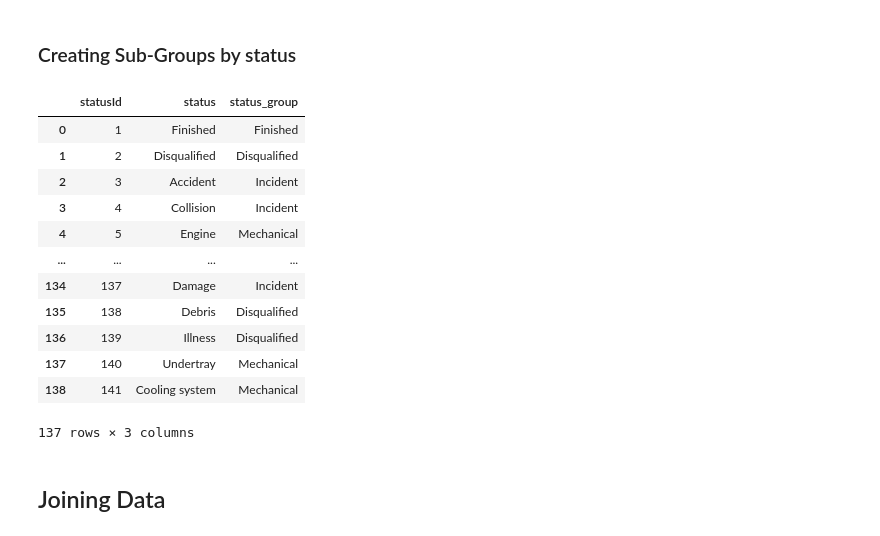
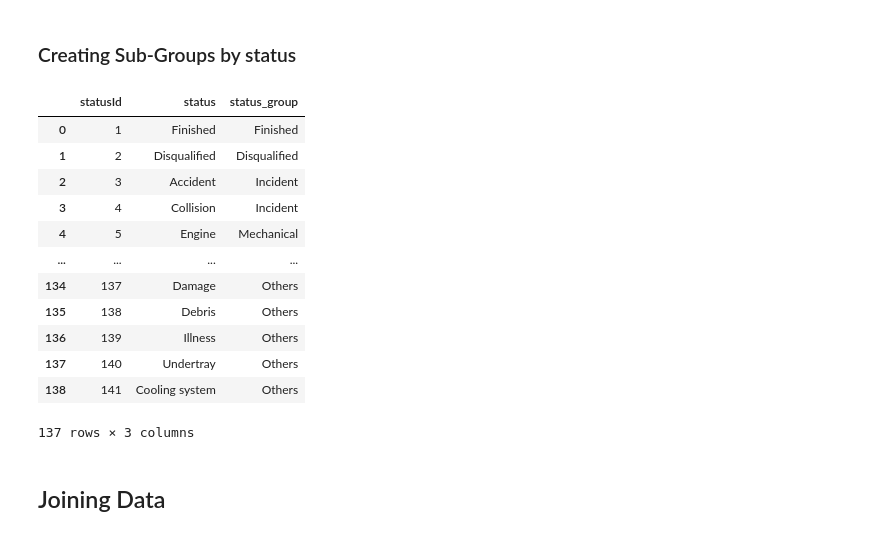
Before and after one commit to patrickviolin/f1-champions-prediction, a Jupyter notebook: notebooks/01_initial_exploration.ipynb, the cells around one changed output. Cells and saved outputs as stored; diff of their text form; code cells hidden in the pictures.

Commit message:
add: programatic filter for new and outliers statuses

```diff
--- a/notebooks/01_initial_exploration.ipynb
+++ b/notebooks/01_initial_exploration.ipynb
@@ -149,19 +132,20 @@ status_group = {
     28: "Mechanical", 29: "Mechanical", 30: "Mechanical", 31: "Mechanical", 32: "Mechanical", 33: "Mechanical",
     34: "Mechanical", 35: "Disqualified", 36: "Mechanical", 37: "Mechanical", 38: "Mechanical", 39: "Mechanical",
     40: "Mechanical", 41: "Mechanical", 42: "Mechanical", 43: "Mechanical", 44: "Mechanical", 45: "Finished",
-    46: "Finished",
-    47: "Mechanical", 48: "Mechanical", 49: "Mechanical", 50: "Finished", 51: "Mechanical", 53: "Finished",
-    54: "Disqualified",
-    55: "Finished", 56: "Mechanical", 58: "Disqualified", 59: "Finished", 60: "Finished", 61: "Mechanical",
-    62: "Disqualified",
-    63: "Mechanical", 64: "Mechanical", 65: "Mechanical", 66: "Mechanical", 67: "Mechanical", 68: "Incident",
-    69: "Mechanical",
-    70: "Mechanical", 71: "Mechanical", 72: "Mechanical", 73: "Incident", 74: "Mechanical", 75: "Mechanical",
+    46: "Finished", 47: "Mechanical", 48: "Mechanical", 49: "Mechanical", 50: "Finished", 51: "Mechanical",
+    53: "Finished",
+    54: "Disqualified", 55: "Finished", 56: "Mechanical", 58: "Disqualified", 59: "Finished", 60: "Finished",
+    61: "Mechanical",
+    62: "Disqualified", 63: "Mechanical", 64: "Mechanical", 65: "Mechanical", 66: "Mechanical", 67: "Mechanical",
+    68: "Incident",
+    69: "Mechanical", 70: "Mechanical", 71: "Mechanical", 72: "Mechanical", 73: "Incident", 74: "Mechanical",
+    75: "Mechanical",
     76: "Mechanical", 77: "Disqualified", 78: "Disqualified", 79: "Mechanical", 80: "Mechanical", 81: "Disqualified",
     82: "Incident", 83: "Mechanical", 84: "Mechanical", 85: "Mechanical", 86: "Mechanical", 87: "Mechanical",
     88: "Finished", 89: "Disqualified", 90: "Disqualified", 91: "Mechanical", 92: "Mechanical", 93: "Disqualified",
     94: "Mechanical", 95: "Mechanical", 96: "Disqualified", 97: "Disqualified", 98: "Mechanical", 99: "Mechanical",
-    100: "Disqualified", 101: "Disqualified", 102: "Mechanical", 103: "Mechanical", 104: "Disqualified", 105: "Mechanical",
+    100: "Disqualified", 101: "Disqualified", 102: "Mechanical", 103: "Mechanical", 104: "Disqualified",
+    105: "Mechanical",
     106: "Mechanical", 107: "Disqualified", 108: "Mechanical", 109: "Mechanical", 110: "Mechanical", 111: "Finished",
     112: "Finished", 113: "Finished", 114: "Finished", 115: "Finished", 116: "Finished", 117: "Finished",
     118: "Finished", 119: "Finished", 120: "Finished", 121: "Mechanical", 122: "Finished", 123: "Finished",
@@ -169,25 +153,29 @@ status_group = {
     130: "Disqualified", 131: "Mechanical", 132: "Mechanical", 135: "Mechanical", 136: "Mechanical",
     137: "Incident", 138: "Disqualified", 139: "Disqualified", 140: "Mechanical", 141: "Mechanical",
 }
-
-status['status_group'] = status['statusId'].map(status_group)
-status = status.dropna(subset=['status_group'])
-
-status
-# %% [output]
-|  | statusId | status | status_group |
-| 0 | 1 | Finished | Finished |
-| 1 | 2 | Disqualified | Disqualified |
-| 2 | 3 | Accident | Incident |
-| 3 | 4 | Collision | Incident |
-| 4 | 5 | Engine | Mechanical |
-| ... | ... | ... | ... |
-| 134 | 137 | Damage | Incident |
-| 135 | 138 | Debris | Disqualified |
-| 136 | 139 | Illness | Disqualified |
-| 137 | 140 | Undertray | Mechanical |
-| 138 | 141 | Cooling system | Mechanical |
-137 rows × 3 columns
+# %%
+status_frequency = results["statusId"].value_counts()
+
+rare_ids = status_frequency[status_frequency <= 30].index
+
+status["status_group"] = status["statusId"].map(status_group).fillna("Others")
+status.loc[status['statusId'].isin(rare_ids), 'status_group'] = "Others"
+
+status
+# %% [output]
+|  | statusId | status | status_group |
+| 0 | 1 | Finished | Finished |
+| 1 | 2 | Disqualified | Disqualified |
+| 2 | 3 | Accident | Incident |
+| 3 | 4 | Collision | Incident |
+| 4 | 5 | Engine | Mechanical |
+| ... | ... | ... | ... |
+| 134 | 137 | Damage | Others |
+| 135 | 138 | Debris | Others |
+| 136 | 139 | Illness | Others |
+| 137 | 140 | Undertray | Others |
+| 138 | 141 | Cooling system | Others |
+137 rows × 3 columns
 # %% [markdown]
  ## Joining Data
 # %%
```
Also changed, not shown: parts of 2 cells of this notebook.
